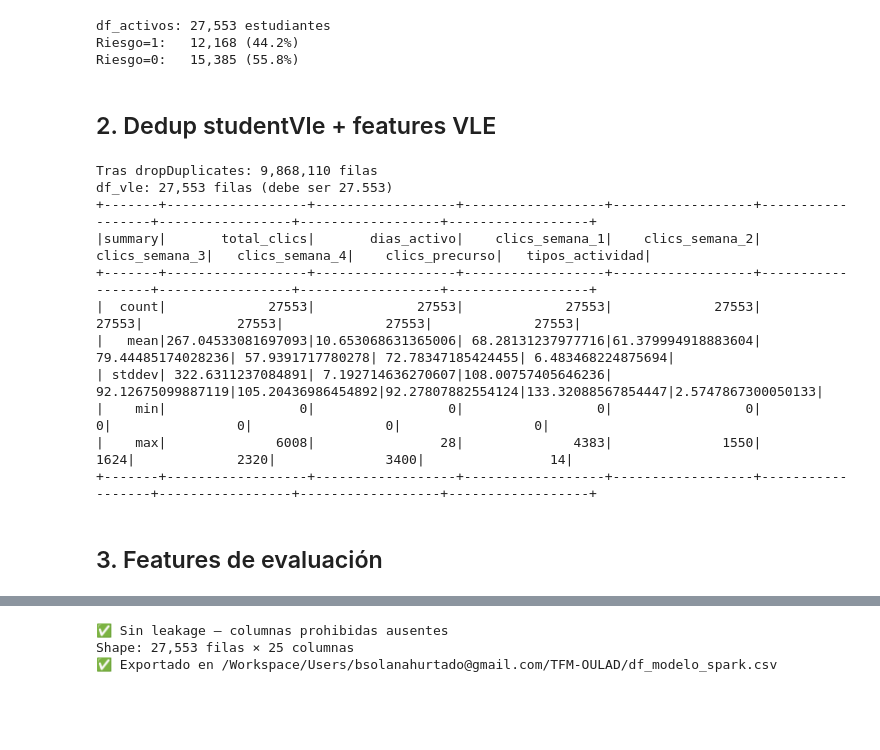
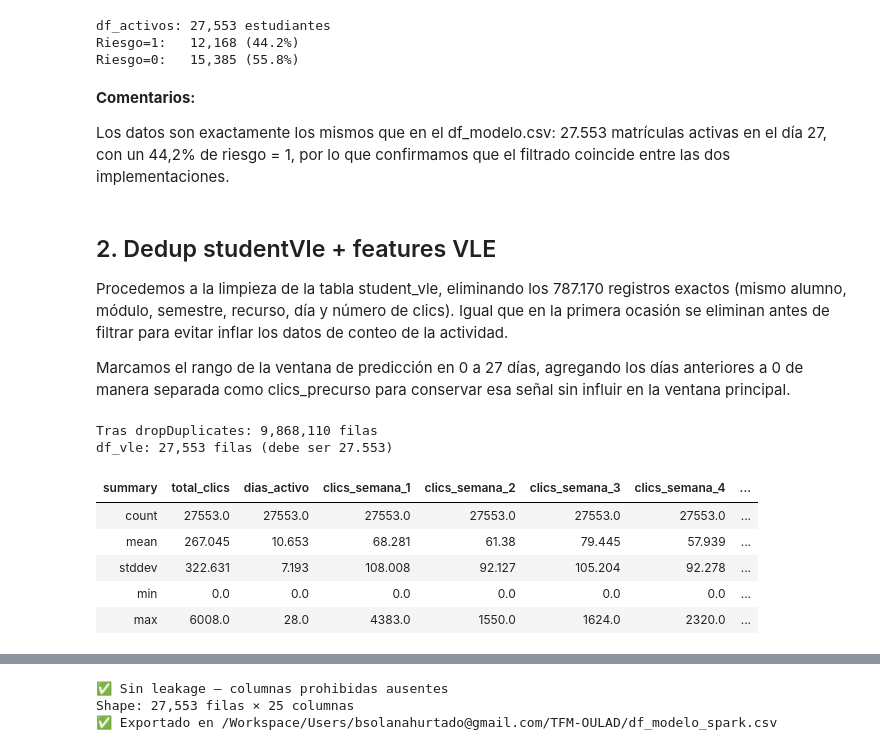
Before and after one commit to BSolanaH/oulad, a Jupyter notebook: notebooks/04_spark_features.ipynb, the cells around one changed output, grey strips where cells are left out. Cells and saved outputs as stored; diff of their text form; code cells hidden in the pictures; blank space fills up the shorter version.

Commit message:
docs: add explanatory comments to all notebooks (EDA, features, modelo, Spark)

```diff
--- a/notebooks/04_spark_features.ipynb
+++ b/notebooks/04_spark_features.ipynb
@@ -84,9 +91,19 @@ print(f"Riesgo=0:   {n - n_riesgo:,} ({(n - n_riesgo)/n*100:.1f}%)")
 df_activos: 27,553 estudiantes
 Riesgo=1:   12,168 (44.2%)
 Riesgo=0:   15,385 (55.8%)
-# %% [markdown]
-## 2. Dedup studentVle + features VLE
+# %% [markdown]
+**Comentarios:**
+
+Los datos son exactamente los mismos que en el df_modelo.csv: 27.553 matrículas activas en el día 27, con un 44,2% de riesgo = 1, por lo que confirmamos que el filtrado coincide entre las dos implementaciones.
+# %% [markdown]
+## 2. Dedup studentVle + features VLE
+
+Procedemos a la limpieza de la tabla student_vle, eliminando los 787.170 registros exactos (mismo alumno, módulo, semestre, recurso, día y número de clics). Igual que en la primera ocasión se eliminan antes de filtrar para evitar inflar los datos de conteo de la actividad.
+
+Marcamos el rango de la ventana de predicción en 0 a 27 días, agregando los días anteriores a 0 de manera separada como clics_precurso para conservar esa señal sin influir en la ventana principal.
 # %%
+import pandas as pd
+
 # 1. Eliminar duplicados exactos (las 6 columnas idénticas)
 student_vle_clean = student_vle.dropDuplicates()
 
@@ -110,43 +127,40 @@ vle_agg = vle_ventana.groupBy("id_student", "code_module", "code_presentation").
 # 4. Clics pre-curso
 precurso_agg = vle_precurso.groupBy("id_student", "code_module", "code_presentation").agg(
     F.sum("sum_click").alias("clics_precurso")
 )
 
 # 5. Regularidad y tipos_actividad (requiere join con vle para activity_type)
 tipos_agg = vle_ventana.join(
     vle.select("id_site", "activity_type"),
     on="id_site", how="left"
 ).groupBy("id_student", "code_module", "code_presentation").agg(
     F.countDistinct("activity_type").alias("tipos_actividad")
 )
 
-# 6. Unir todo con df_activos (left join para conservar estudiantes sin actividad → quedan como null → luego a 0)
+# 6. Unir todo con df_activos (left join para conservar estudiantes sin actividad -> quedan como null -> luego a 0)
 df_vle = df_activos.join(vle_agg,    on=["id_student", "code_module", "code_presentation"], how="left") \
                    .join(precurso_agg, on=["id_student", "code_module", "code_presentation"], how="left") \
                    .join(tipos_agg,    on=["id_student", "code_module", "code_presentation"], how="left")
 
 # 7. Rellenar nulls con 0 (estudiantes sin ninguna actividad en ventana)
 cols_vle = ["total_clics", "dias_activo", "clics_semana_1", "clics_semana_2",
             "clics_semana_3", "clics_semana_4", "clics_precurso", "tipos_actividad"]
 df_vle = df_vle.fillna(0, subset=cols_vle)
 
 # 8. Añadir regularidad
 df_vle = df_vle.withColumn("regularidad", F.col("dias_activo") / 28.0)
 
 # Verificación final
 print(f"df_vle: {df_vle.count():,} filas (debe ser 27.553)")
-df_vle.select(cols_vle).describe().show()
+stats = df_vle.select(cols_vle).describe().toPandas()
+stats.iloc[:, 1:] = stats.iloc[:, 1:].apply(pd.to_numeric, errors="coerce").round(3)
+display(stats)
 # %% [output]
 Tras dropDuplicates: 9,868,110 filas
 df_vle: 27,553 filas (debe ser 27.553)
-+-------+------------------+------------------+------------------+------------------+------------------+-----------------+------------------+------------------+
-|summary|       total_clics|       dias_activo|    clics_semana_1|    clics_semana_2|    clics_semana_3|   clics_semana_4|    clics_precurso|   tipos_actividad|
-+-------+------------------+------------------+------------------+------------------+------------------+-----------------+------------------+------------------+
-|  count|             27553|             27553|             27553|             27553|             27553|            27553|             27553|             27553|
-|   mean|267.04533081697093|10.653068631365006| 68.28131237977716|61.379994918883604| 79.44485174028236| 57.9391717780278| 72.78347185424455| 6.483468224875694|
-| stddev| 322.6311237084891| 7.192714636270607|108.00757405646236| 92.12675099887119|105.20436986454892|92.27807882554124|133.32088567854447|2.5747867300050133|
-|    min|                 0|                 0|                 0|                 0|                 0|                0|                 0|                 0|
-|    max|              6008|                28|              4383|              1550|              1624|             2320|              3400|                14|
-+-------+------------------+------------------+------------------+------------------+------------------+-----------------+------------------+------------------+
+| summary | total_clics | dias_activo | clics_semana_1 | clics_semana_2 | clics_semana_3 | clics_semana_4 | ... |
+| count | 27553.0 | 27553.0 | 27553.0 | 27553.0 | 27553.0 | 27553.0 | ... |
+| mean | 267.045 | 10.653 | 68.281 | 61.38 | 79.445 | 57.939 | ... |
+| stddev | 322.631 | 7.193 | 108.008 | 92.127 | 105.204 | 92.278 | ... |
+| min | 0.0 | 0.0 | 0.0 | 0.0 | 0.0 | 0.0 | ... |
+| max | 6008.0 | 28.0 | 4383.0 | 1550.0 | 1624.0 | 2320.0 | ... |
-# %% [markdown]
-## 3. Features de evaluación
```
Also changed, not shown: parts of 13 cells of this notebook, 3 other files.
